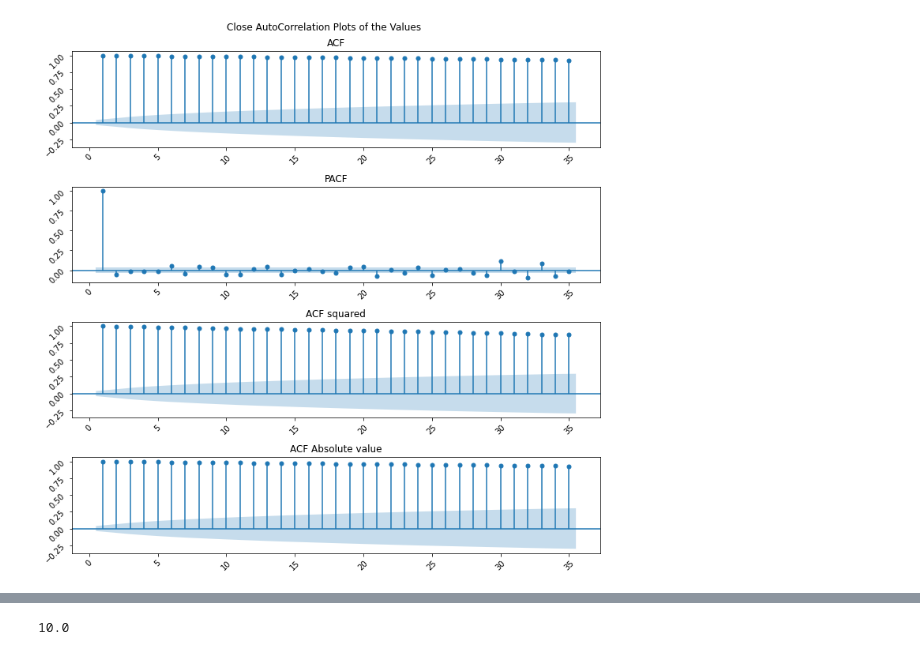
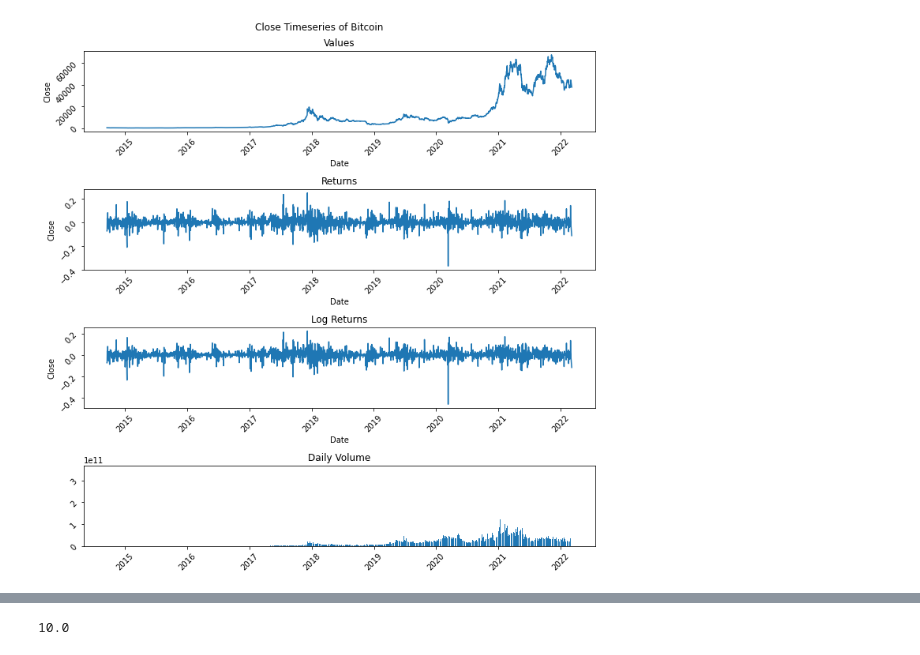
Before and after one commit to gpala7077/CryptoCurrency_Monte_Carlo_Simulation, a Jupyter notebook: Crypto-Analysis.ipynb, the cells around one changed output, grey strips where cells are left out. Saved outputs shown, nothing was run; the diff lists cells and outputs as text; code cells hidden in the pictures.

```diff
--- a/Crypto-Analysis.ipynb
+++ b/Crypto-Analysis.ipynb
@@ -9,6 +9,6 @@ from Bitcoin_MonteCarlo import Financial_Timeseries
 
 data = Financial_Timeseries('BTC-USD', period='max')
 # %%
-data.plot_ACF_PACF('Close')
+data.plot_timeseries('Close')
 # %% [output]
-[figure, old version]
+[figure, new version]
```
Also changed, not shown: parts of 1 cell of this notebook, 2 other files.
